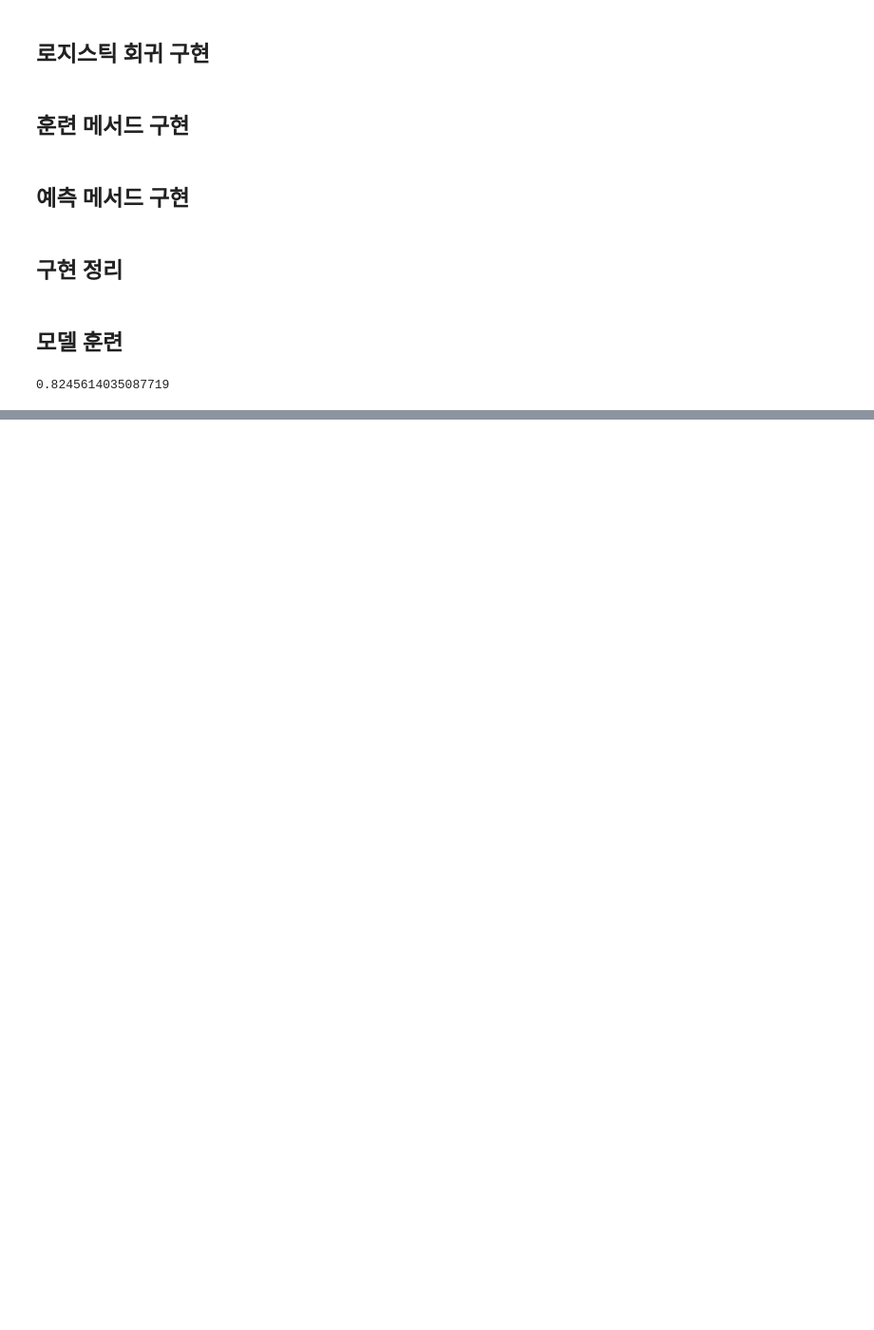
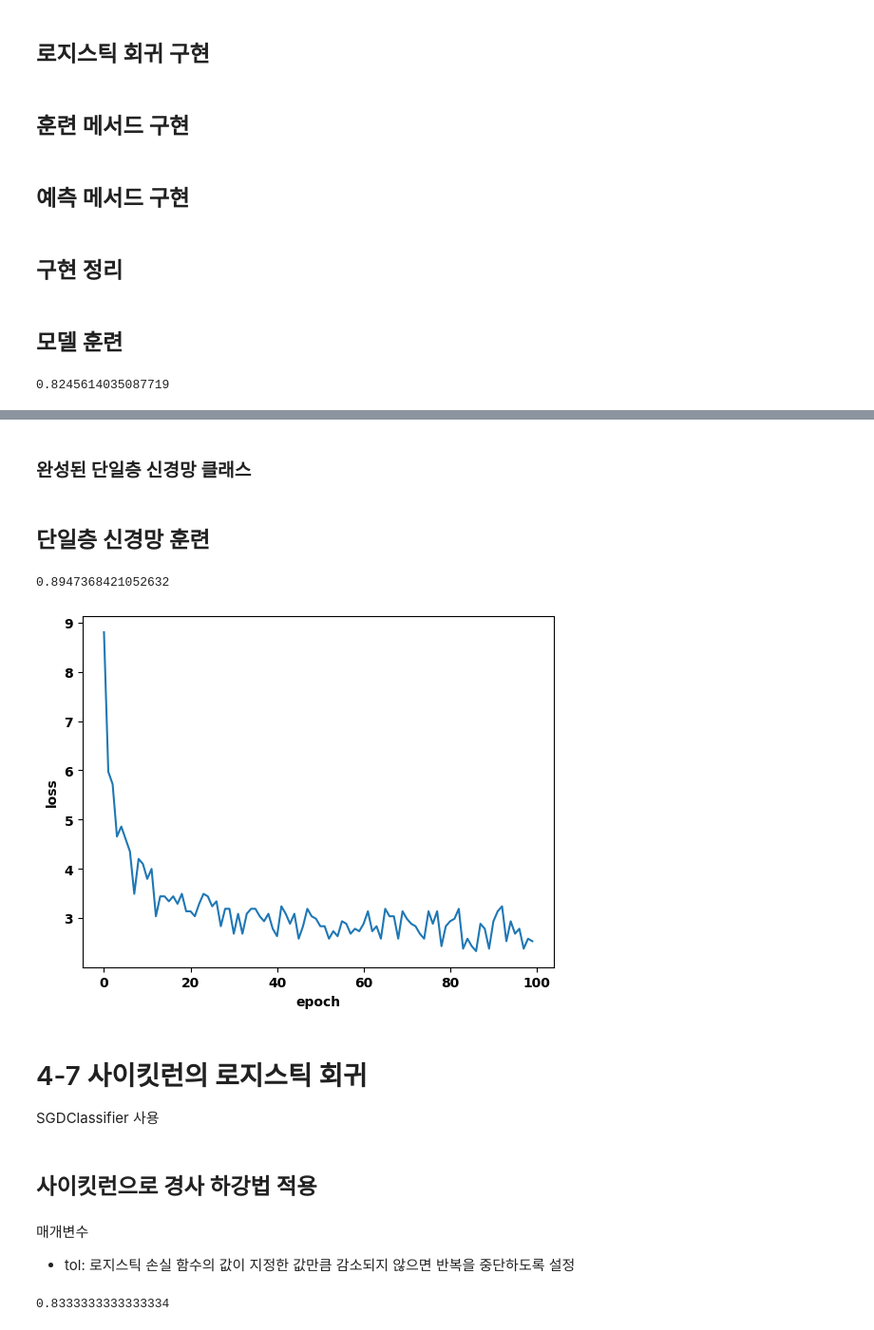
Before and after one commit to PNU-AID/Team5, a Jupyter notebook: 박성민/Do_it_Deep_Learning/ch04_binary classification.ipynb, the cells around one changed output, grey strips where cells are left out. Shown: that part at 95% size. Cells and saved outputs as stored; diff of their text form; code cells hidden in the pictures; blank space fills up the shorter version.

```diff
--- a/박성민/Do_it_Deep_Learning/ch04_binary classification.ipynb
+++ b/박성민/Do_it_Deep_Learning/ch04_binary classification.ipynb
@@ -280,0 +348,2 @@ np.mean(neuron.predict(x_test) == y_test)
+# %% [markdown]
+### 완성된 단일층 신경망 클래스
@@ -280,0 +395,22 @@ np.mean(neuron.predict(x_test) == y_test)
+# %% [markdown]
+## 단일층 신경망 훈련
+# %%
+# 단일층 신경망 훈련
+layer = SingleLayer()
+layer.fit(x_train, y_train, epochs=10000)
+layer.score(x_test, y_test)
+# %% [output]
+0.8947368421052632
+# %%
+# 손실 함수 누적값 확인
+plt.plot(layer.losses)
+plt.xlabel('epoch')
+plt.ylabel('loss')
+plt.show()
+# %% [output]
+[figure, added]
+# %% [markdown]
+# 4-7 사이킷런의 로지스틱 회귀
+SGDClassifier 사용
+# %% [markdown]
+## 사이킷런으로 경사 하강법 적용
@@ -280,0 +421,9 @@ np.mean(neuron.predict(x_test) == y_test)
+# %% [markdown]
+매개변수
+* tol: 로지스틱 손실 함수의 값이 지정한 값만큼 감소되지 않으면 반복을 중단하도록 설정
+# %%
+# 사이킷런으로 훈련, 평가
+sgd.fit(x_train, y_train)
+sgd.score(x_test, y_test)
+# %% [output]
+0.8333333333333334
```
Also changed, not shown: parts of 8 cells of this notebook, 2 other files.
